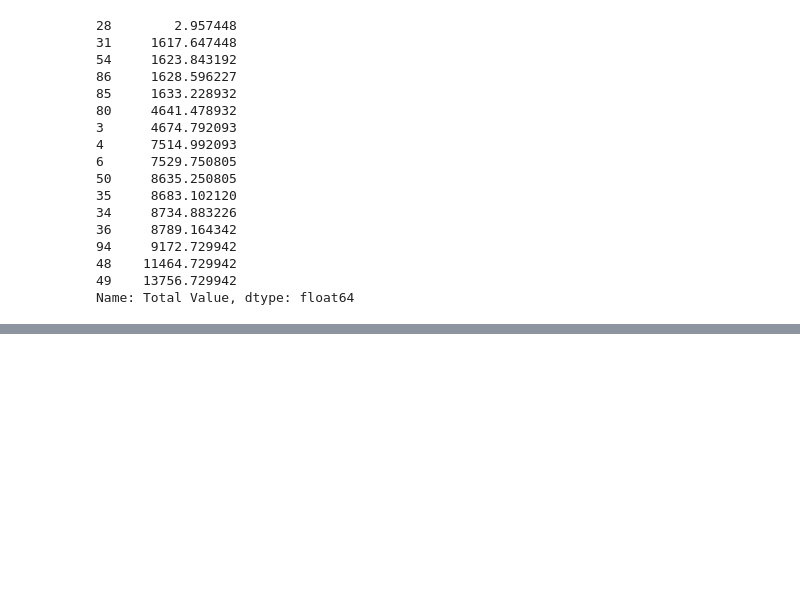
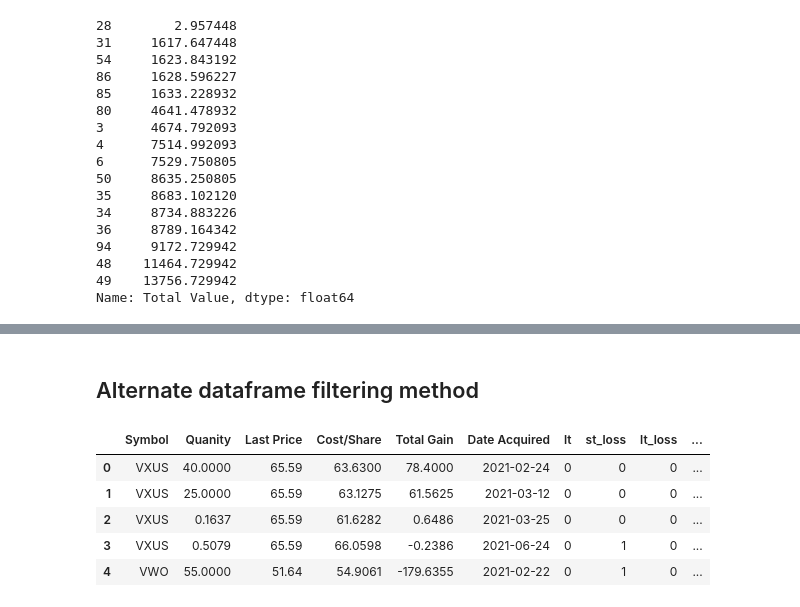
Before and after one commit to jjwalther08/tax-min-method, a Jupyter notebook: Tax_Min_Method.ipynb, the cells around one changed output, grey strips where cells are left out. Cells and saved outputs as stored; diff of their text form; code cells hidden in the pictures; blank space fills up the shorter version.

Commit message:
more efficient scenario filtering

```diff
--- a/Tax_Min_Method.ipynb
+++ b/Tax_Min_Method.ipynb
@@ -32,7 +32,7 @@ working_directory = os.getcwd()
 # %% [markdown]
 ## Import CSV file and convert "Date Acquired" column to datetime
 # %%
-path = working_directory + '/data/Min_Tax_Port.csv'
+path = working_directory + '/Min_Tax_Port.csv'
 d_parser = lambda x: datetime.strptime(x, '%m/%d/%Y')
 tax_min_port = pd.read_csv(path, parse_dates=["Date Acquired"], date_parser=d_parser)
 tax_min_port
@@ -308,0 +316,22 @@ np.argmax(acumsum > withdrawal_amount)
+# %% [markdown]
+## Alternate dataframe filtering method
+# %%
+#1.) Short-Term losses 2.) Long-Term losses 3.) Long-Term gains 4.) Short-Term gains.
+tax_min_port['lt'] = np.where(tax_min_port['Date Acquired'] <= one_year_ago,1,0)
+tax_min_port['st_loss'] = np.where((tax_min_port['Total Gain'] < 0) & (tax_min_port['lt']==0),1,0)
+tax_min_port['lt_loss'] = np.where((tax_min_port['Total Gain'] < 0) & (tax_min_port['lt']==1),1,0)
+tax_min_port['lt_gain'] = np.where((tax_min_port['Total Gain'] > 0) & (tax_min_port['lt']==1),1,0)
+tax_min_port['st_gain'] = np.where((tax_min_port['Total Gain'] > 0) & (tax_min_port['lt']==0),1,0)
+
+#confirm no mis-assignments made
+assert(tax_min_port.loc[tax_min_port['lt']==1,['st_loss','st_gain']].sum().sum()==0)
+assert(tax_min_port.loc[tax_min_port['lt']==0,['lt_loss','lt_gain']].sum().sum()==0)
+
+tax_min_port.head()
+# %% [output]
+|  | Symbol | Quanity | Last Price | Cost/Share | Total Gain | Date Acquired | lt | st_loss | lt_loss | ... |
+| 0 | VXUS | 40.0000 | 65.59 | 63.6300 | 78.4000 | 2021-02-24 | 0 | 0 | 0 | ... |
+| 1 | VXUS | 25.0000 | 65.59 | 63.1275 | 61.5625 | 2021-03-12 | 0 | 0 | 0 | ... |
+| 2 | VXUS | 0.1637 | 65.59 | 61.6282 | 0.6486 | 2021-03-25 | 0 | 0 | 0 | ... |
+| 3 | VXUS | 0.5079 | 65.59 | 66.0598 | -0.2386 | 2021-06-24 | 0 | 1 | 0 | ... |
+| 4 | VWO | 55.0000 | 51.64 | 54.9061 | -179.6355 | 2021-02-22 | 0 | 1 | 0 | ... |
```
Also changed, not shown: parts of 4 cells of this notebook.
